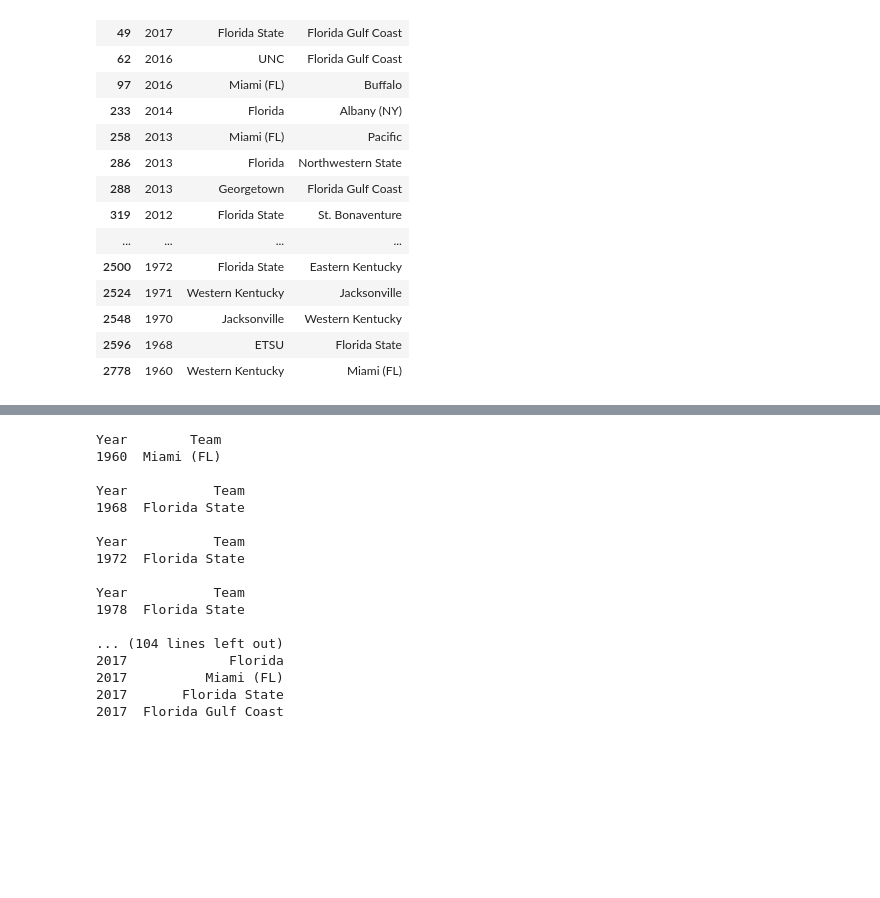
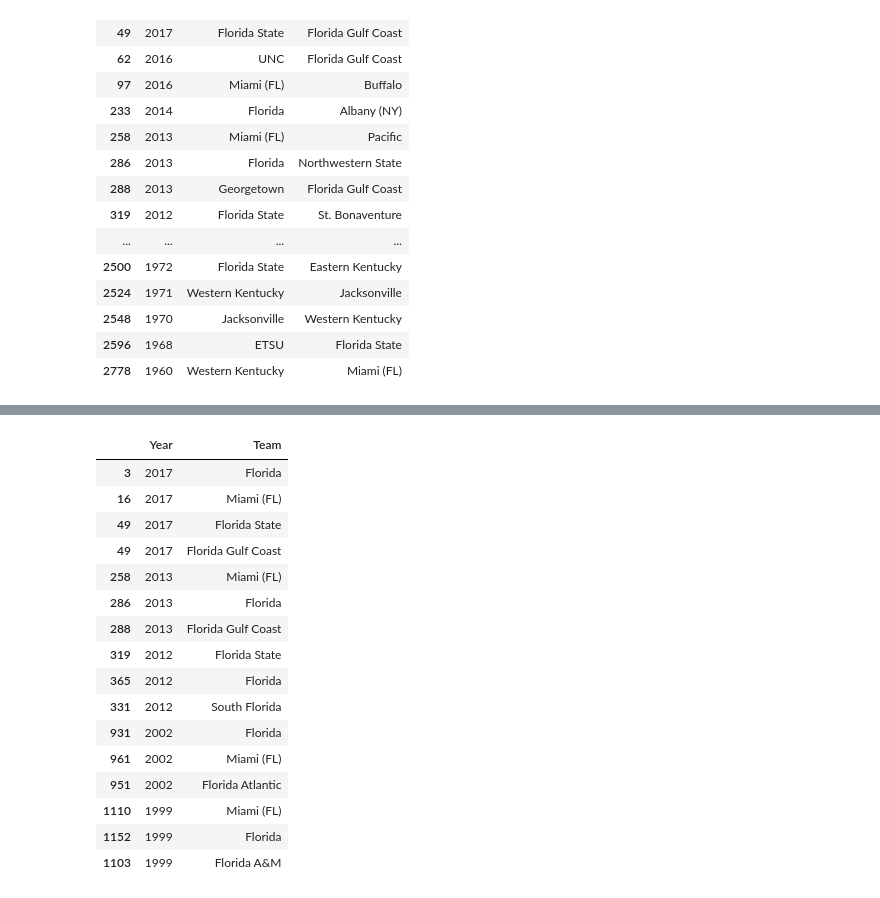
Before and after one commit to dholubek/ncaa_seeds, a Jupyter notebook: ncaa_all_years.ipynb, the cells around one changed output, grey strips where cells are left out. Saved outputs shown, nothing was run; the diff lists cells and outputs as text; code cells hidden in the pictures; blank space fills up the shorter version.

```diff
--- a/ncaa_all_years.ipynb
+++ b/ncaa_all_years.ipynb
@@ -206,24 +163,20 @@ df1_teams_fl_agg
-# %%
-
-df1_teams_fl_agg2 = df1_teams_fl_agg.groupby('Year')
-for year, fl_group in df1_teams_fl_agg2:
-    print(fl_group.to_string(index=False))
-    print()
-# %% [output]
-Year        Team
-1960  Miami (FL)
-
-Year           Team
-1968  Florida State
-
-Year           Team
-1972  Florida State
-
-Year           Team
-1978  Florida State
-
-... (104 lines left out)
-2017             Florida
-2017          Miami (FL)
-2017       Florida State
-2017  Florida Gulf Coast
+# %%
+df1_teams_fl_agg[df1_teams_fl_agg.Year.isin(fl_three_or_more.index)].sort_values(by=['Year'], ascending=False)
+# %% [output]
+|  | Year | Team |
+| 3 | 2017 | Florida |
+| 16 | 2017 | Miami (FL) |
+| 49 | 2017 | Florida State |
+| 49 | 2017 | Florida Gulf Coast |
+| 258 | 2013 | Miami (FL) |
+| 286 | 2013 | Florida |
+| 288 | 2013 | Florida Gulf Coast |
+| 319 | 2012 | Florida State |
+| 365 | 2012 | Florida |
+| 331 | 2012 | South Florida |
+| 931 | 2002 | Florida |
+| 961 | 2002 | Miami (FL) |
+| 951 | 2002 | Florida Atlantic |
+| 1110 | 1999 | Miami (FL) |
+| 1152 | 1999 | Florida |
+| 1103 | 1999 | Florida A&M |
```
Also changed, not shown: parts of 7 cells of this notebook, 4 other files.
